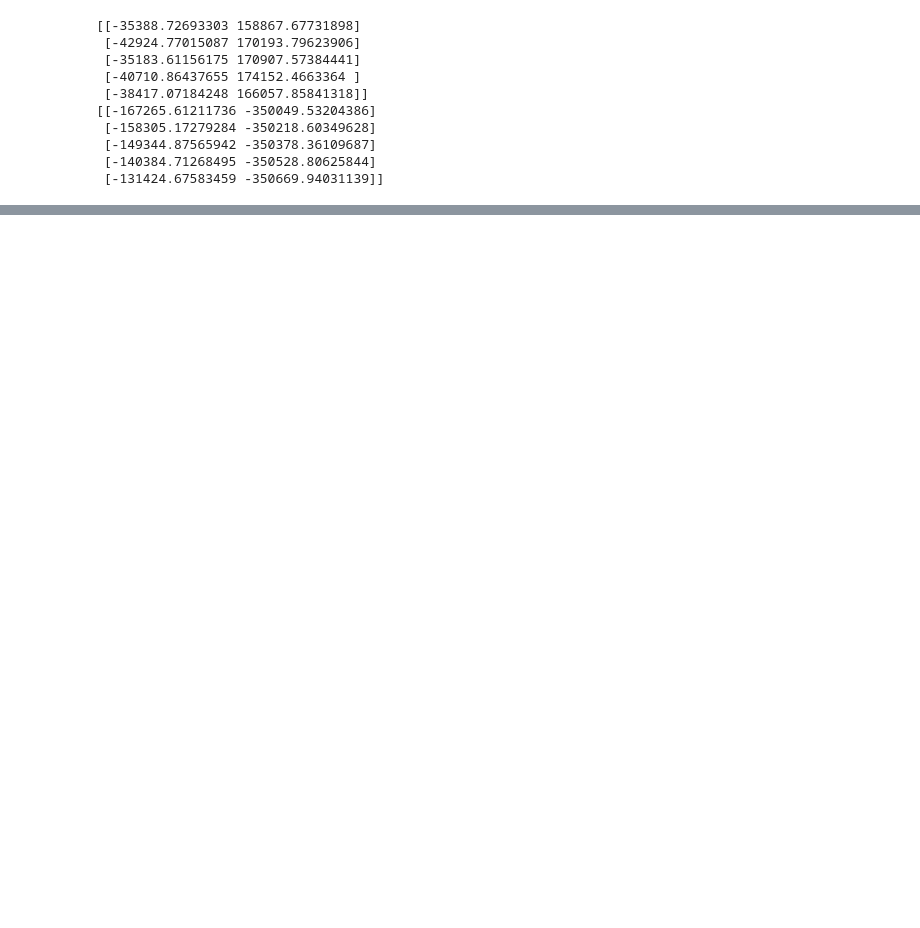
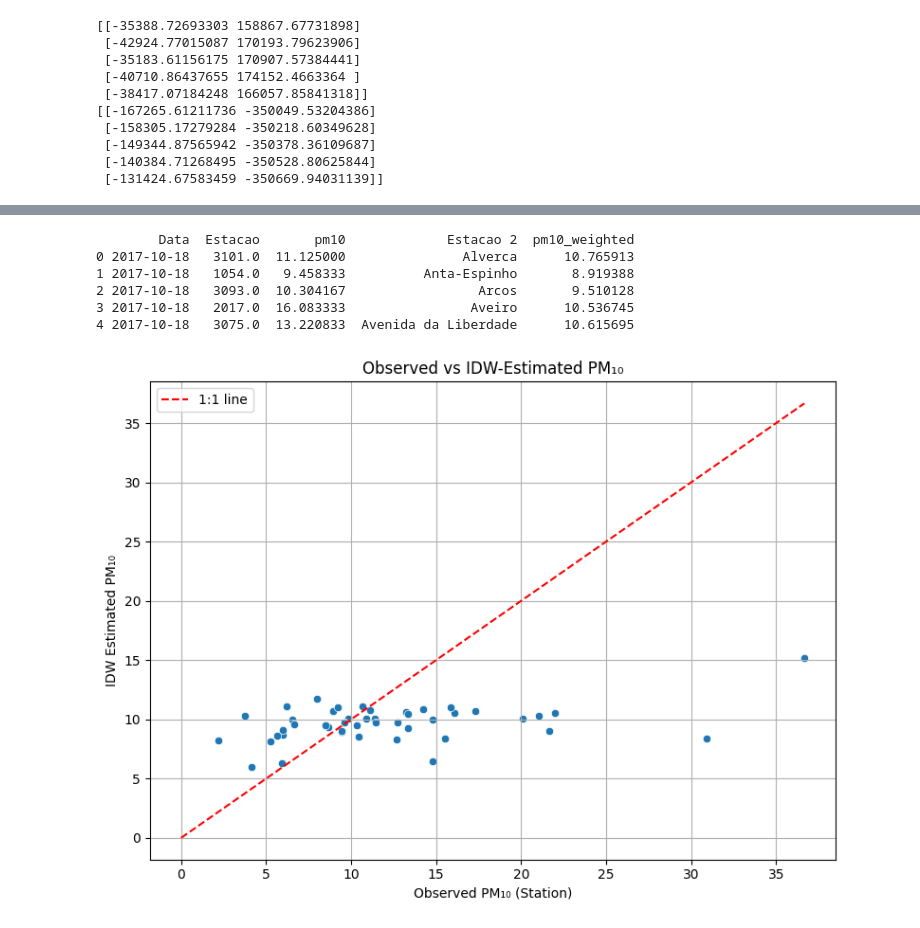
Before and after one commit to FC1104-XX/ProjIntegrador, a Jupyter notebook: processamento.ipynb, the cells around one changed output, grey strips where cells are left out. Cells and saved outputs as stored; diff of their text form; code cells hidden in the pictures; blank space fills up the shorter version.

```diff
--- a/processamento.ipynb
+++ b/processamento.ipynb
@@ -1032,7 +1031,11 @@ print(camaras2017.head())
 755043 -350528.806258
 755044 -350669.940311
 # %%
-cams2017_cortado = camaras2017.iloc[:2640].copy()
+cams2017_cortado = camaras2017.iloc[-2640:].copy()
+#cams2017_cortado = camaras2017.iloc[:2640].copy()
+cams2017_cortado.to_excel("cams/2017_cortado.xlsx")
+#cortado2 = camaras2017.iloc[-640:].copy()
+#cortado2.to_excel("cams/cortado2.xlsx")
 
 geodata2017cams = gpd.GeoDataFrame(
     cams2017_cortado,
@@ -1042,5 +1045,6 @@ geodata2017cams = gpd.GeoDataFrame(
     ),
     crs="EPSG:3763"
 )
+print(cams2017_cortado.head())
 print(cams2017_cortado.tail(5))
 # %% [output]
@@ -1116,7 +1133,8 @@ print(cam_coords[:5])
  [-131424.67583459 -350669.94031139]]
 # %%
 tree = cKDTree(cam_coords)
-distances, indices = tree.query(station_coords, k=9)
+distances, indices = tree.query(station_coords, k=5)
 print(distances)
+print(len(distances))
 # %% [output]
 [[ 3840.27682592  4570.47468883 11560.01294454 11823.0222478
@@ -1163,16 +1181,19 @@ for i in range(len(geodataestacoes)):
     idxs = indices[i]
 
     dists = np.where(dists == 0, 0.001, dists)
-    weights = 1 / dists
+    weights = 1 / (dists**2)
     pm10_vals = geodata2017cams.iloc[idxs]['pm10'].values
 
     weighted_avg = np.average(pm10_vals, weights=weights)
     weighted_pm10.append({
-        'date': geodata2017cams.iloc[0]['time'],
-        'Estacao id': geodataestacoes.iloc[i]['Estacao id'],
-        'Estacao': geodataestacoes.iloc[i]['nome_estac'],
+        #'date': geodata2017cams.iloc[0]['time'],
+        'Estacao 2': geodataestacoes.iloc[i]['nome_estac'],
+        'Estacao': geodataestacoes.iloc[i]['Estacao id'],
         'pm10_weighted': weighted_avg
     })
+
 df = pd.DataFrame(weighted_pm10)
 print(df)
+longtable2017 = longtable2017.merge(df, on='Estacao', how='left')
+longtable2017.to_excel("cams/idw2017.xlsx")
 # %% [output]
@@ -1195,0 +1214,26 @@ print(df)
+# %%
+print(longtable2017.head())
+# %% [output]
+        Data  Estacao       pm10             Estacao 2  pm10_weighted
+0 2017-10-18   3101.0  11.125000               Alverca      10.765913
+1 2017-10-18   1054.0   9.458333          Anta-Espinho       8.919388
+2 2017-10-18   3093.0  10.304167                 Arcos       9.510128
+3 2017-10-18   2017.0  16.083333                Aveiro      10.536745
+4 2017-10-18   3075.0  13.220833  Avenida da Liberdade      10.615695
+# %%
+plt.figure(figsize=(8, 6))
+sns.scatterplot(data=longtable2017, x='pm10', y='pm10_weighted')
+# Add 1:1 reference line
+max_val = max(longtable2017['pm10'].max(), longtable2017['pm10_weighted'].max())
+plt.plot([0, max_val], [0, max_val], 'r--', label='1:1 line')
+
+# Labels and title
+plt.xlabel('Observed PM₁₀ (Station)')
+plt.ylabel('IDW Estimated PM₁₀')
+plt.title('Observed vs IDW-Estimated PM₁₀')
+plt.legend()
+plt.grid(True)
+plt.tight_layout()
+plt.show()
+# %% [output]
+[figure, added]
```
Also changed, not shown: parts of 8 cells of this notebook, 14 other files.
